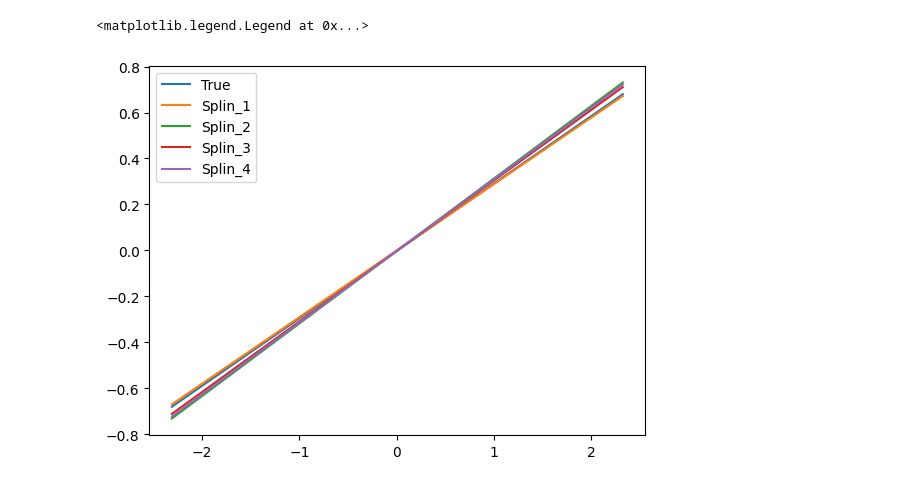
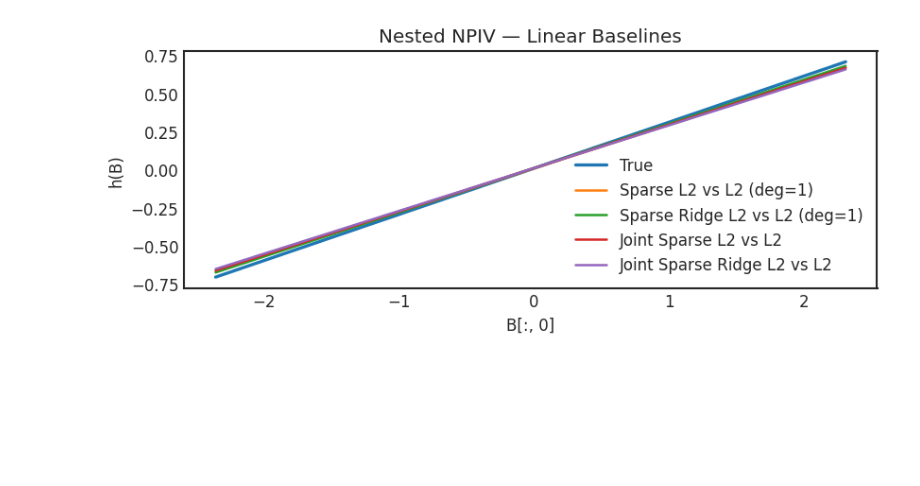
Before and after one commit to isaacmeza/NNPIV, a Jupyter notebook: local_notebooks/longitudinal/longitudinal_notebook_reglinear.ipynb, the cells around one changed output. Cells and saved outputs as stored; diff of their text form; code cells hidden in the pictures; blank space fills up the shorter version.

```diff
--- a/local_notebooks/longitudinal/longitudinal_notebook_reglinear.ipynb
+++ b/local_notebooks/longitudinal/longitudinal_notebook_reglinear.ipynb
@@ -79,10 +154,18 @@ splin4_pred = splin4.fit(A, B, C, D, Y).predict(B_test)
 # %%
-plt.plot(B_test[:, 0], true_fn, label='True')
-plt.plot(B_test[:, 0], splin_1_pred, label='Splin_1')
-plt.plot(B_test[:, 0], splin_2_pred, label='Splin_2')
-plt.plot(B_test[:, 0], splin3_pred, label='Splin_3')
-plt.plot(B_test[:, 0], splin4_pred, label='Splin_4')
-plt.legend()
+# ----------
+# Plotting
+# ----------
+plt.figure(figsize=(7, 3))
+plt.plot(B_test[:, 0], true_fn, label="True", linewidth=2)
+plt.plot(B_test[:, 0], splin_1_pred.ravel(), label="Sparse L2 vs L2 (deg=1)")
+plt.plot(B_test[:, 0], splin_2_pred.ravel(), label="Sparse Ridge L2 vs L2 (deg=1)")
+plt.plot(B_test[:, 0], splin3_pred.ravel(), label="Joint Sparse L2 vs L2")
+plt.plot(B_test[:, 0], splin4_pred.ravel(), label="Joint Sparse Ridge L2 vs L2")
+plt.xlabel("B[:, 0]")
+plt.ylabel("h(B)")
+plt.legend(frameon=False)
+plt.title("Nested NPIV — Linear Baselines")
+plt.tight_layout()
+plt.show()
 # %% [output]
-<matplotlib.legend.Legend at 0x...>
-[figure, old version]
+[figure, new version]
```
Also changed, not shown: parts of 10 cells of this notebook, 10 other files.
